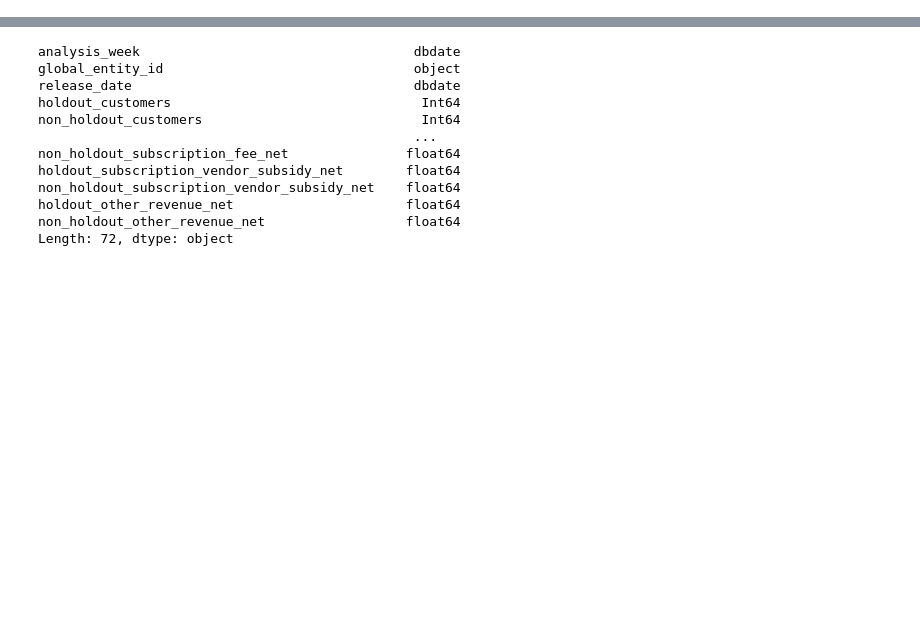
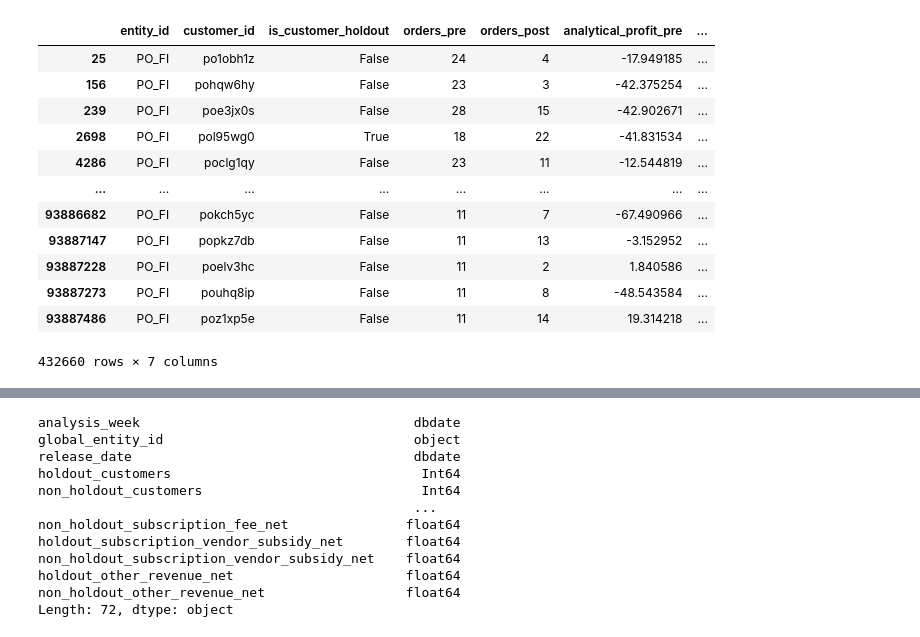
Before and after one commit to shazebasad-dh/https---github.com-deliveryhero-global_pricing, a Jupyter notebook: team/Shazeb/Holdout_group/holdout_pipeline.ipynb, the cells around one changed output, grey strips where cells are left out. Saved outputs shown, nothing was run; the diff lists cells and outputs as text; code cells hidden in the pictures; blank space fills up the shorter version.

```diff
--- a/team/Shazeb/Holdout_group/holdout_pipeline.ipynb
+++ b/team/Shazeb/Holdout_group/holdout_pipeline.ipynb
@@ -359,0 +814,18 @@ mkt_df = client.query(marketing_data).to_dataframe()
+# %%
+test  =  sg_df[sg_df['entity_id'] == 'PO_FI']
+# %%
+test
+# %% [output]
+|  | entity_id | customer_id | is_customer_holdout | orders_pre | orders_post | analytical_profit_pre | ... |
+| 25 | PO_FI | po1obh1z | False | 24 | 4 | -17.949185 | ... |
+| 156 | PO_FI | pohqw6hy | False | 23 | 3 | -42.375254 | ... |
+| 239 | PO_FI | poe3jx0s | False | 28 | 15 | -42.902671 | ... |
+| 2698 | PO_FI | pol95wg0 | True | 18 | 22 | -41.831534 | ... |
+| 4286 | PO_FI | poclg1qy | False | 23 | 11 | -12.544819 | ... |
+| ... | ... | ... | ... | ... | ... | ... | ... |
+| 93886682 | PO_FI | pokch5yc | False | 11 | 7 | -67.490966 | ... |
+| 93887147 | PO_FI | popkz7db | False | 11 | 13 | -3.152952 | ... |
+| 93887228 | PO_FI | poelv3hc | False | 11 | 2 | 1.840586 | ... |
+| 93887273 | PO_FI | pouhq8ip | False | 11 | 8 | -48.543584 | ... |
+| 93887486 | PO_FI | poz1xp5e | False | 11 | 14 | 19.314218 | ... |
+432660 rows × 7 columns
```
Also changed, not shown: parts of 12 cells of this notebook, 4 other files.
